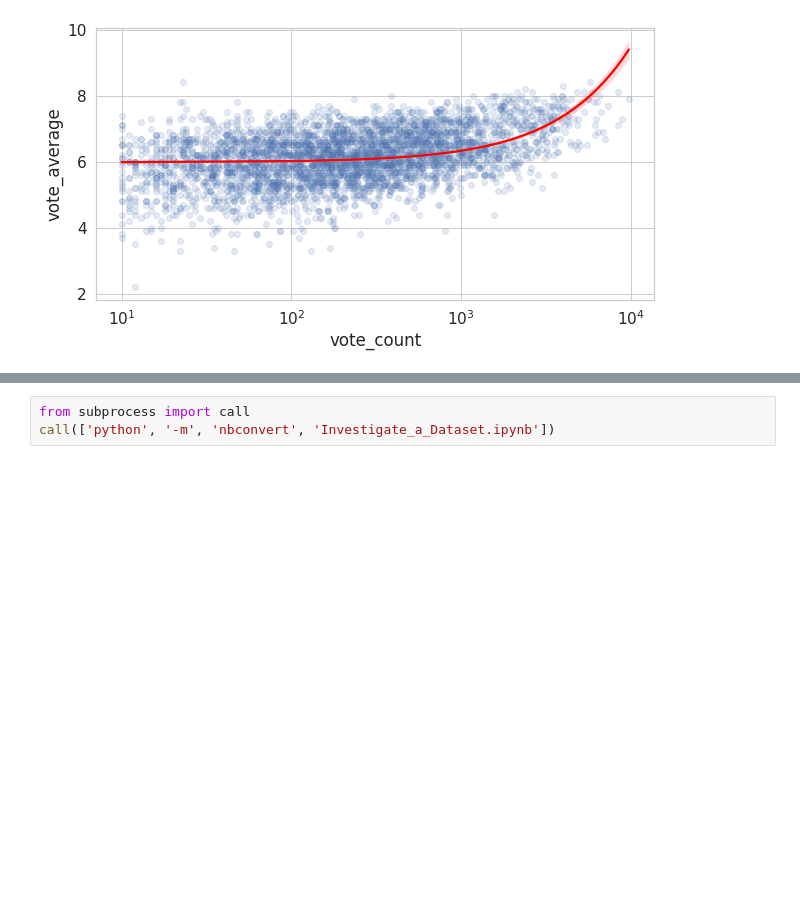
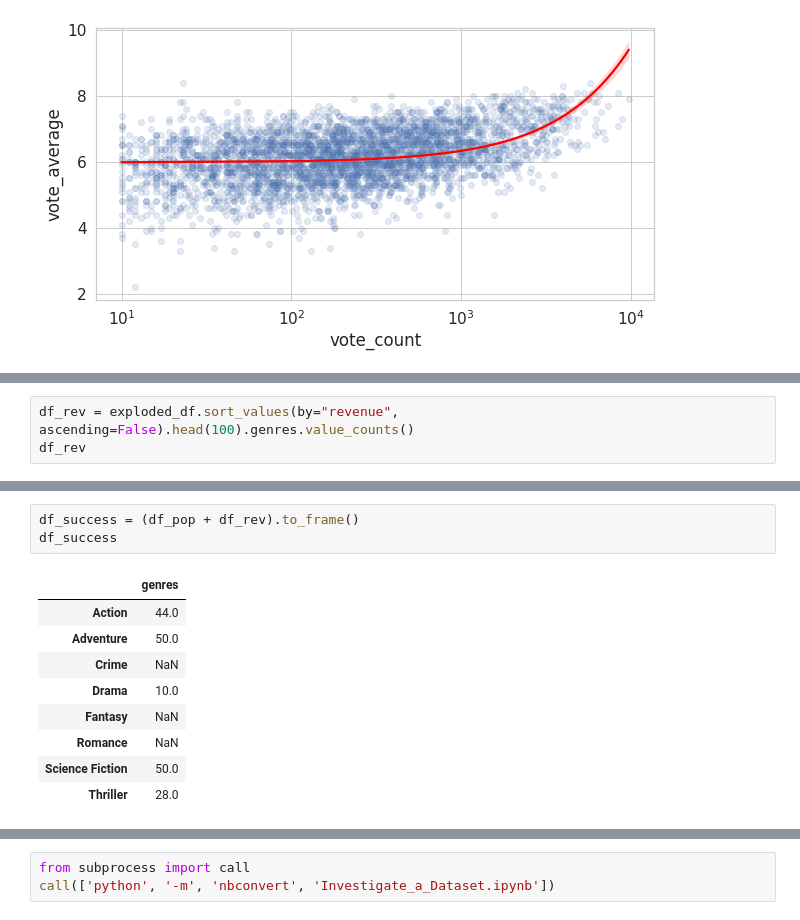
Before and after one commit to MOSHUKUR/Investigate-a-Dataset---tmdb-movies-, a Jupyter notebook: Investigate_a_Dataset.ipynb, the cells around one changed output, grey strips where cells are left out. Saved outputs shown, nothing was run; the diff lists cells and outputs as text; blank space fills up the shorter version.

```diff
--- a/Investigate_a_Dataset.ipynb
+++ b/Investigate_a_Dataset.ipynb
@@ -433,0 +545,3 @@ plt.show()
+# %%
+df_rev = exploded_df.sort_values(by="revenue", ascending=False).head(100).genres.value_counts()
+df_rev
@@ -433,0 +558,13 @@ plt.show()
+# %%
+df_success = (df_pop + df_rev).to_frame()
+df_success
+# %% [output]
+|  | genres |
+| Action | 44.0 |
+| Adventure | 50.0 |
+| Crime | NaN |
+| Drama | 10.0 |
+| Fantasy | NaN |
+| Romance | NaN |
+| Science Fiction | 50.0 |
+| Thriller | 28.0 |
```
Also changed, not shown: parts of 52 cells of this notebook.
